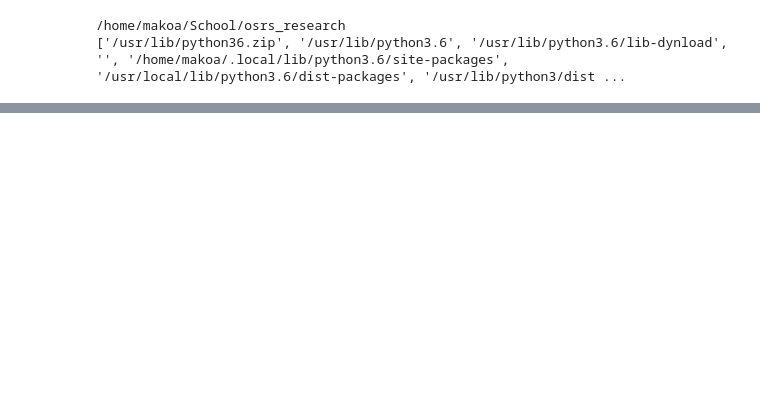
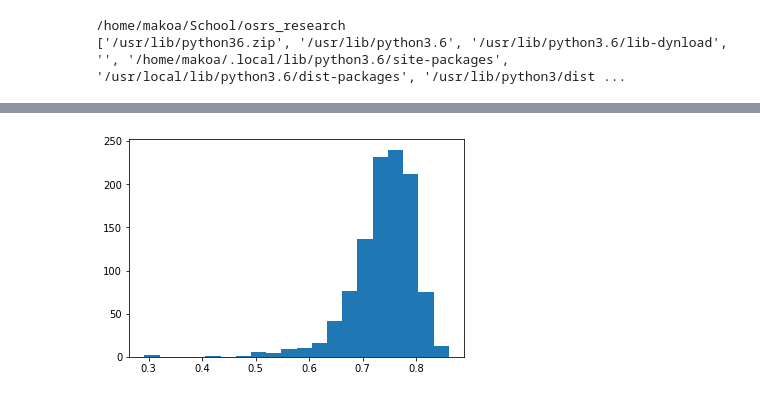
Before and after one commit to rmmartin02/OSRS_Research, a Jupyter notebook: ML/STOCKS/Results/Analysis.ipynb, the cells around one changed output, grey strips where cells are left out. Cells and saved outputs as stored; diff of their text form; code cells hidden in the pictures; blank space fills up the shorter version.

```diff
--- a/ML/STOCKS/Results/Analysis.ipynb
+++ b/ML/STOCKS/Results/Analysis.ipynb
@@ -24,0 +128,9 @@ len(results)
+# %%
+#prices = [items.getPrices(item)[-1] for item in results]
+#buylimits = [int(items.getInfo(item)['buyLimit']) for item in results]
+profs = [results[item]['model'] for item in results]
+pers = [results[item]['persist'] for item in results]
+perf = [results[item]['perfect'] for item in results]
+bah = [results[item]['buyAndHold'] for item in results]
+mae = [results[item]['endMAE'] for item in results]
+prof_perf_diff = [abs(results[item]['perfect'] - results[item]['model']) for item in results]
@@ -24,0 +149,5 @@ len(results)
+# %%
+plt.hist(mae,20)
+plt.show()
+# %% [output]
+[figure, added]
```
Also changed, not shown: parts of 17 cells of this notebook, 5 other files.
